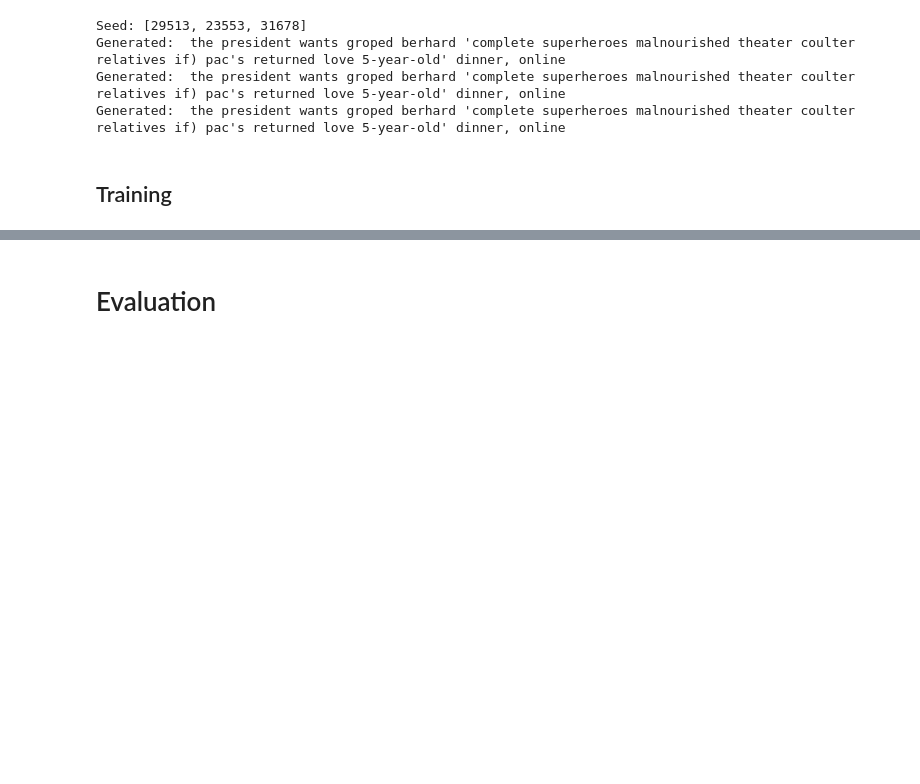
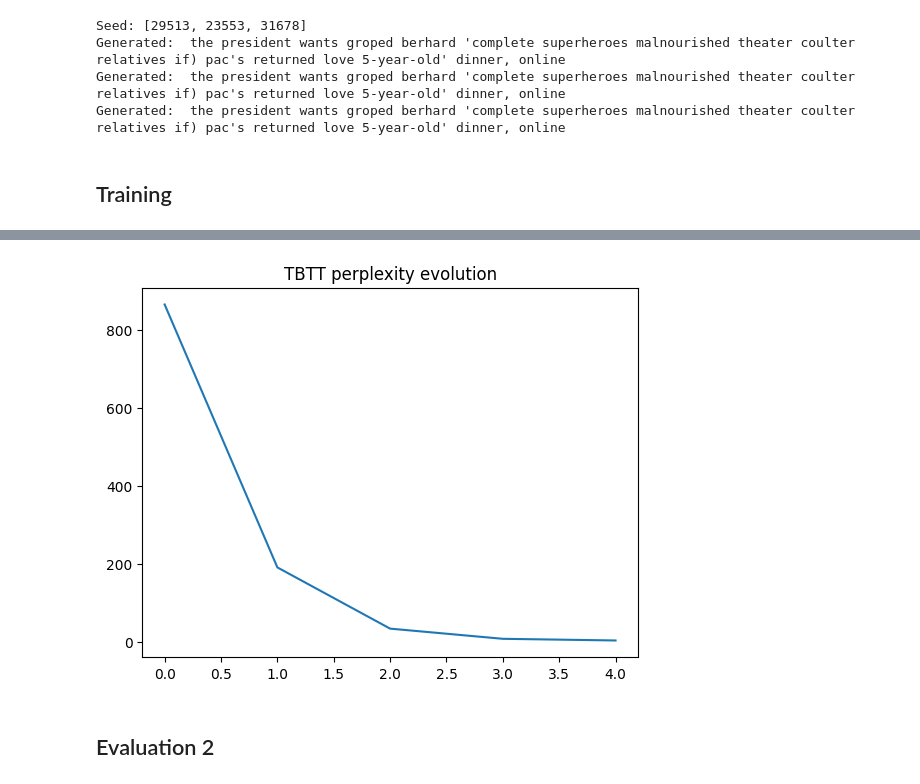
Before and after one commit to cricci3/DeepLearningLab, a Jupyter notebook: Assignment 3/assignment3.ipynb, the cells around one changed output, grey strips where cells are left out. Saved outputs shown, nothing was run; the diff lists cells and outputs as text; code cells hidden in the pictures; blank space fills up the shorter version.

```diff
--- a/Assignment 3/assignment3.ipynb
+++ b/Assignment 3/assignment3.ipynb
@@ -558,5 +670,11 @@ plt.show()
+# %%
+plt.plot(perplexity_hist_tbtt)
+plt.title('TBTT perplexity evolution')
+plt.show()
+# %% [output]
+[figure, added]
 # %% [markdown]
-# Evaluation
+## Evaluation 2
 # %%
 # Start with any prompt, e.g., “the president wants”, and generate three sentences with the sampling strategy.
 seed = "the president wants"
```
Also changed, not shown: parts of 10 cells of this notebook.
